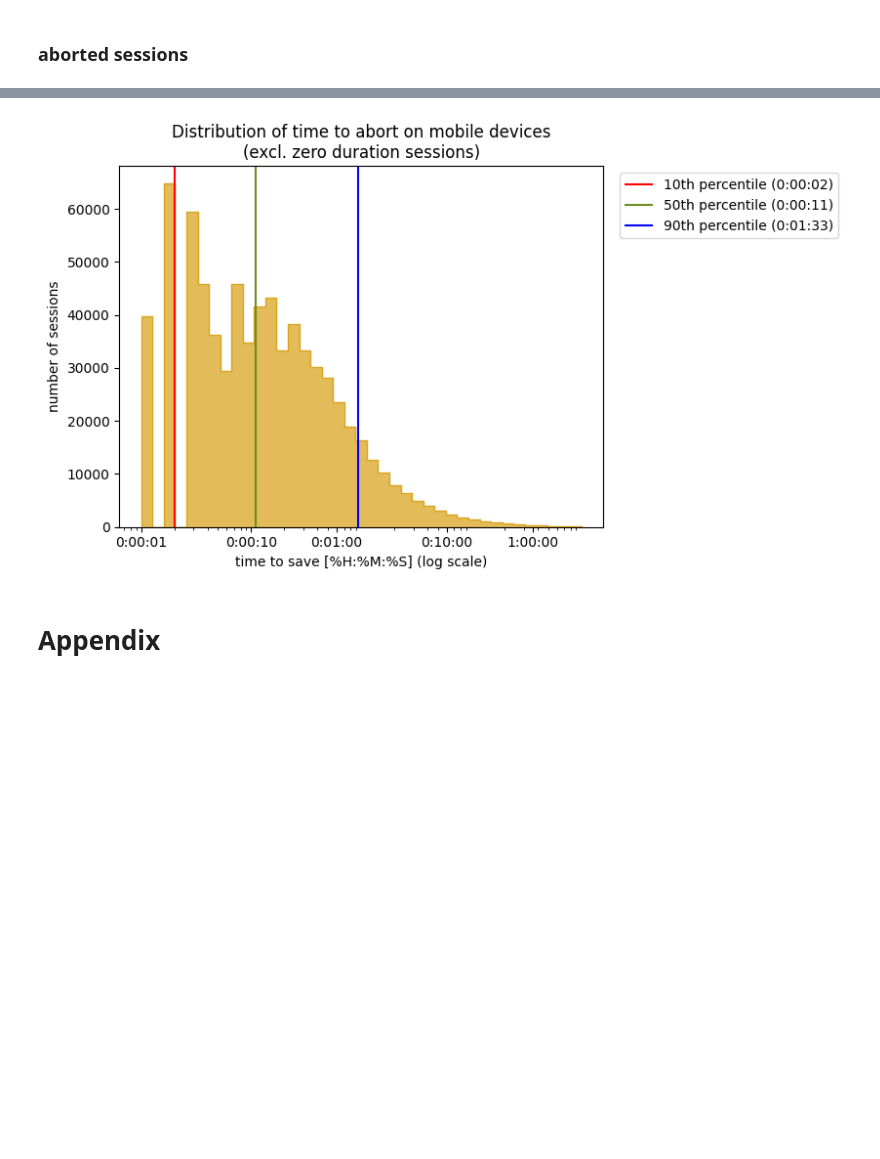
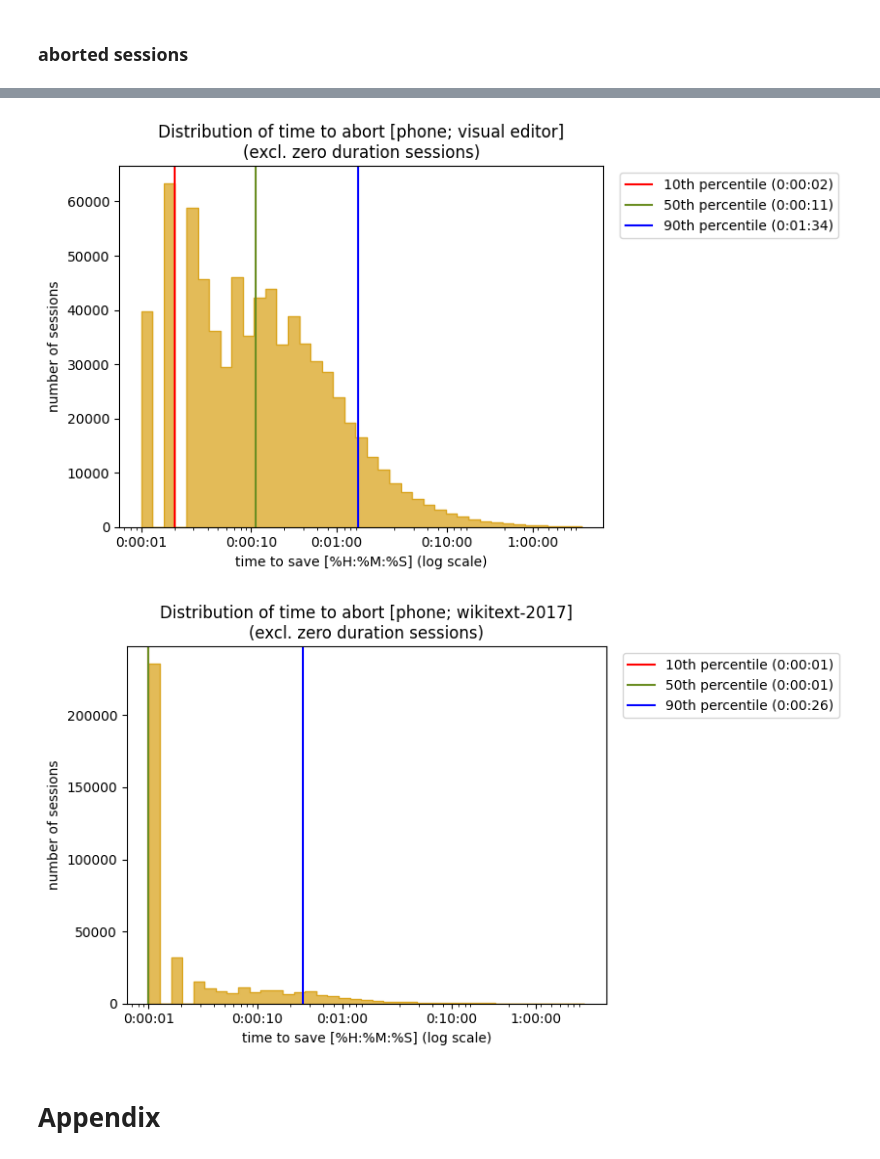
Before and after one commit to wikimedia-research/edit-session-length-july-2023, a Jupyter notebook: edit_session_length_analysis.ipynb, the cells around one changed output, grey strips where cells are left out. Cells and saved outputs as stored; diff of their text form; code cells hidden in the pictures; blank space fills up the shorter version.

Commit message:
update histograms and summary

```diff
--- a/edit_session_length_analysis.ipynb
+++ b/edit_session_length_analysis.ipynb
@@ -447,10 +484,16 @@ generate_hist(ax, aborted.query("""platform == 'desktop'"""),
 # %%
 fig, ax = plt.subplots()
-generate_hist(ax, aborted.query("""platform == 'phone'"""),
-              title='Distribution of time to abort on mobile devices\n(excl. zero duration sessions)',
+generate_hist(ax, aborted.query("""(platform == 'phone') & (editor_interface == 'visualeditor')"""),
+              title='Distribution of time to abort [phone; visual editor]\n(excl. zero duration sessions)',
               treat_zeros='exclude')
+
+fig, ax = plt.subplots()
+generate_hist(ax, aborted.query("""(platform == 'phone') & (editor_interface == 'wikitext-2017')"""),
+              title='Distribution of time to abort [phone; wikitext-2017]\n(excl. zero duration sessions)',
+              treat_zeros='exclude')
 # %% [output]
-[figure, old version]
+[figure, new version]
+[figure, added]
 # %% [markdown]
 # Appendix
 # %%
```
Also changed, not shown: parts of 13 cells of this notebook, 1 other file.
